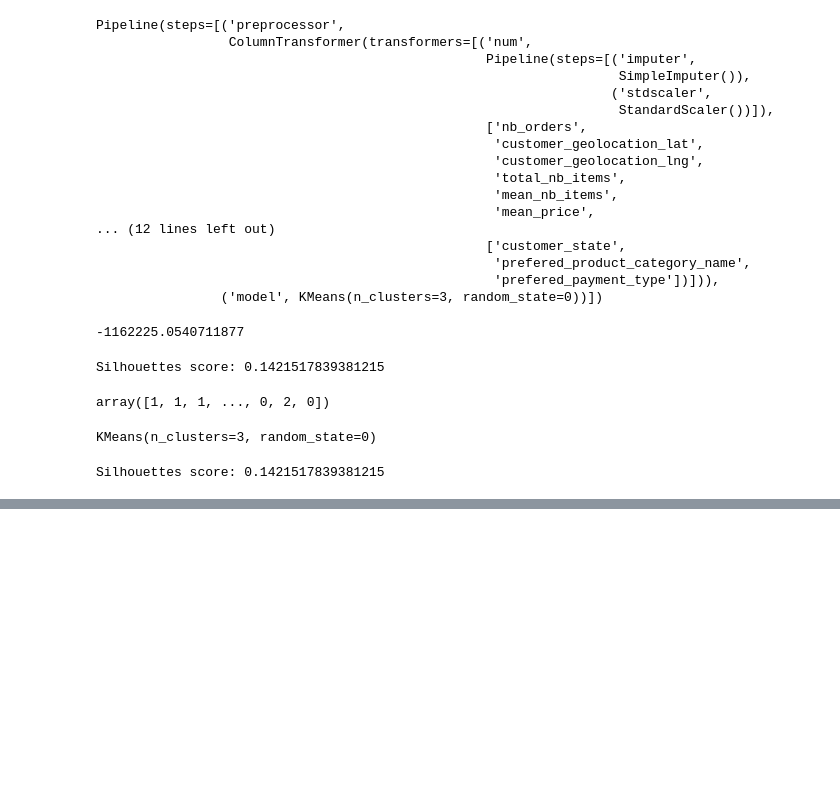
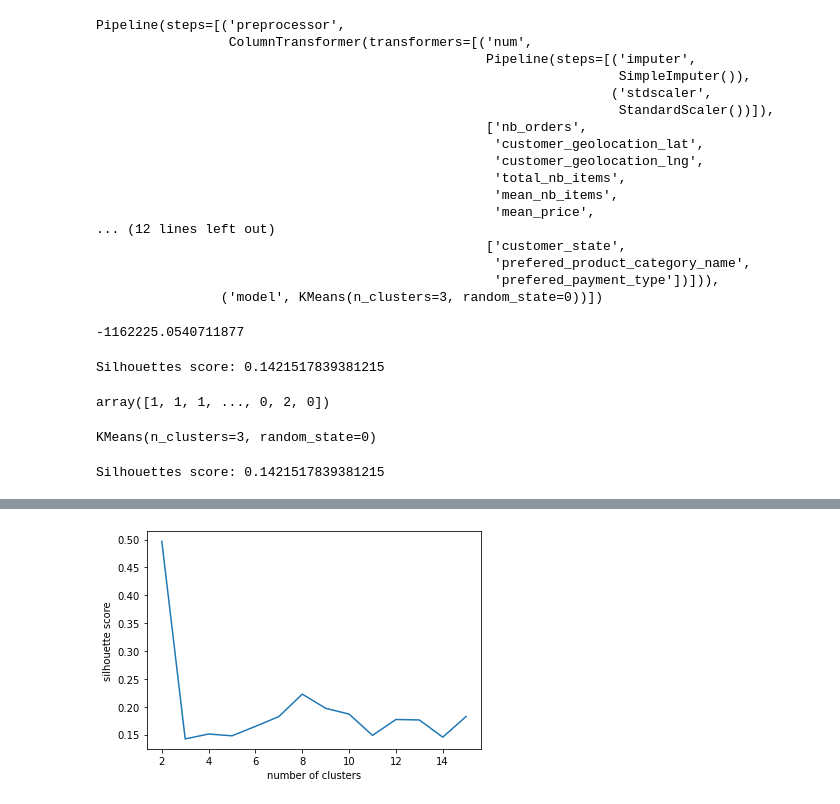
Before and after one commit to RobinPbt/P5-Openclassrooms, a Jupyter notebook: P5_modeling.ipynb, the cells around one changed output, grey strips where cells are left out. Saved outputs shown, nothing was run; the diff lists cells and outputs as text; code cells hidden in the pictures; blank space fills up the shorter version.

```diff
--- a/P5_modeling.ipynb
+++ b/P5_modeling.ipynb
@@ -543,0 +584,7 @@ Silhouettes score: 0.1421517839381215
+# %%
+plt.plot(range(2,16), silhouette_scores)
+plt.xlabel('number of clusters')
+plt.ylabel('silhouette score')
+plt.show()
+# %% [output]
+[figure, added]
```
Also changed, not shown: parts of 4 cells of this notebook.
